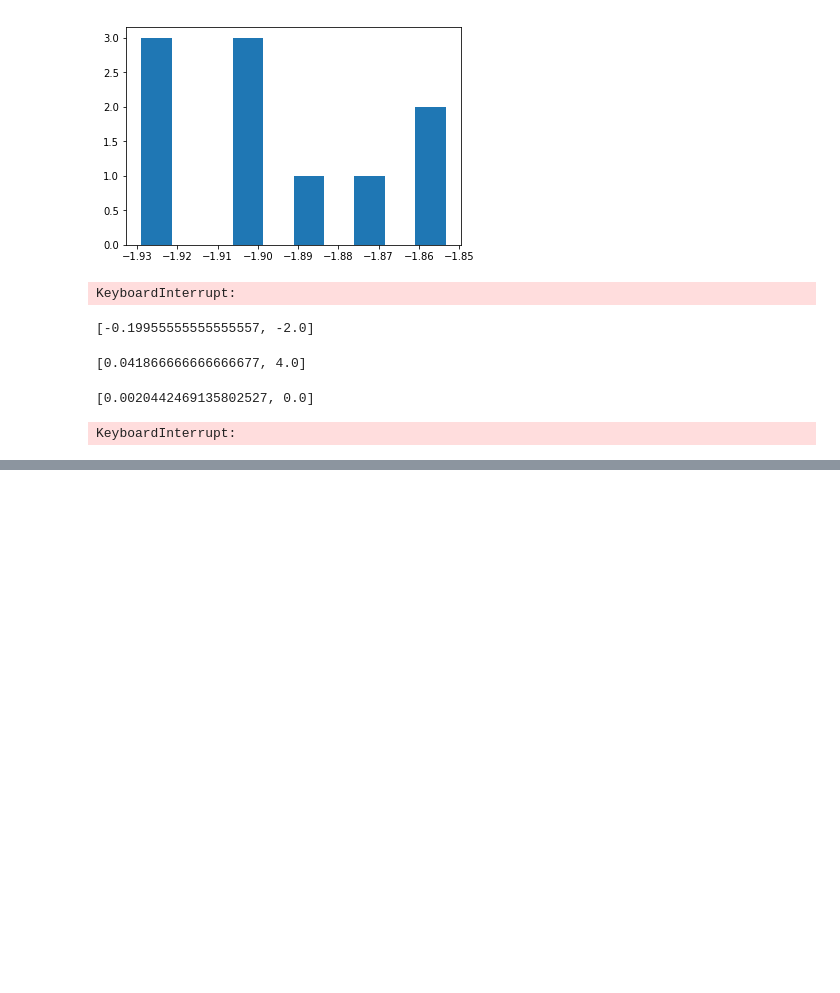
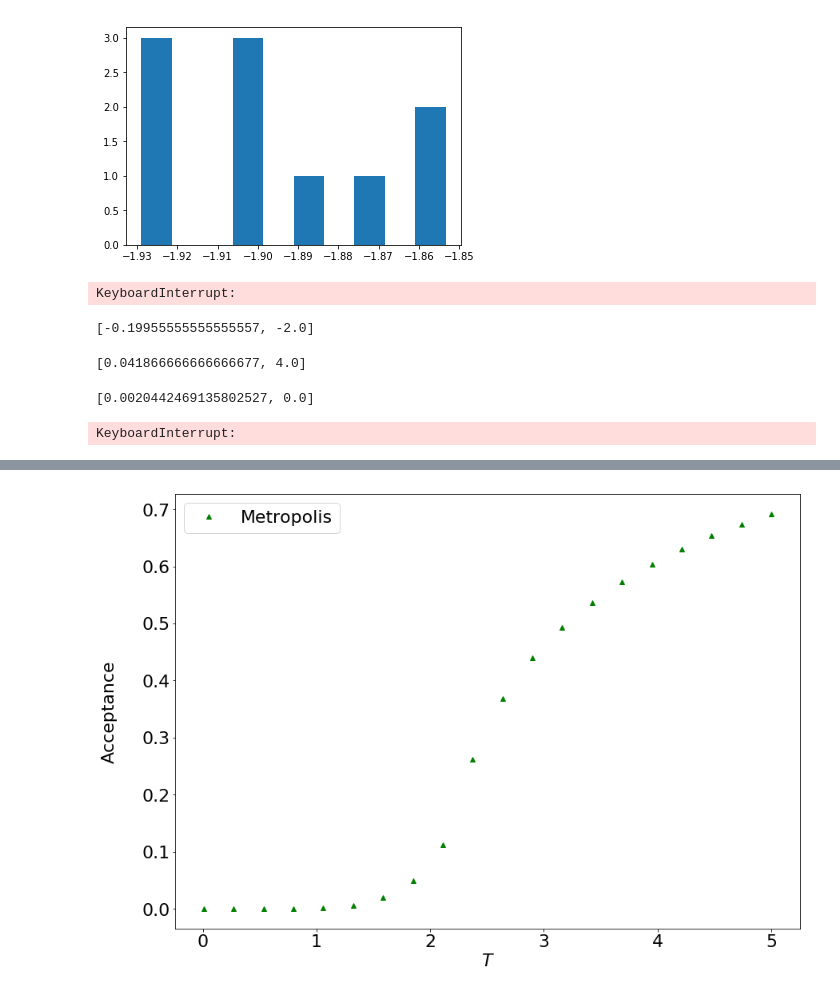
Before and after one commit to stevenstetzler/computational-physics, a Jupyter notebook: project1/phys5640_project1.ipynb, the cells around one changed output, grey strips where cells are left out. Cells and saved outputs as stored; diff of their text form; code cells hidden in the pictures; blank space fills up the shorter version.

```diff
--- a/project1/phys5640_project1.ipynb
+++ b/project1/phys5640_project1.ipynb
@@ -605,0 +668,12 @@ KeyboardInterrupt:
+# %%
+f, ax = plt.subplots(figsize=(14, 10))
+rcParams['font.size'] = 22
+
+ax.plot(Ts, acceptances, linestyle="None", marker="^", color="green", label='Metropolis')
+ax.set_ylabel("Acceptance", labelpad=30)
+ax.set_xlabel(r"$T$")
+
+plt.legend()
+plt.show()
+# %% [output]
+[figure, added]
```
Also changed, not shown: parts of 9 cells of this notebook.
